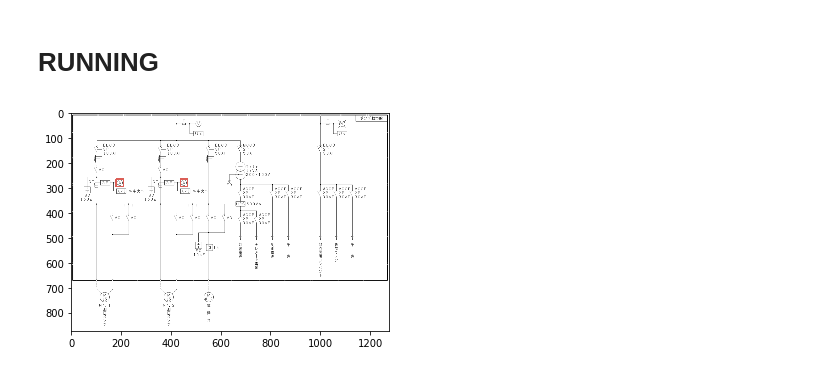
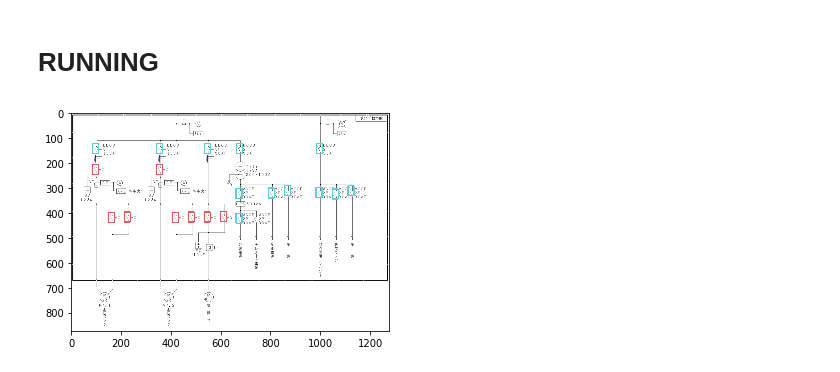
Before and after one commit to kamata1729/QATM_pytorch, a Jupyter notebook: qatm_pytorch.ipynb, the cells around one changed output. Saved outputs shown, nothing was run; the diff lists cells and outputs as text; code cells hidden in the pictures.

```diff
--- a/qatm_pytorch.ipynb
+++ b/qatm_pytorch.ipynb
@@ -254,12 +254,12 @@ def plot_result_multi(image_raw, boxes, indices, show=False, save_name=None, col
     if show:
         plt.imshow(d_img)
     if save_name:
-        cv2.imwrite(save_name, d_img)
+        cv2.imwrite(save_name, d_img[:,:,::-1])
     return d_img
 # %% [markdown]
 # RUNNING
 # %%
-def run_one_sample(template, image, thresh=0.7):
+def run_one_sample(template, image):
     val = model(template, image)
     if val.is_cuda:
         val = val.cpu()
@@ -282,10 +282,10 @@ def run_one_sample(template, image, thresh=0.7):
 # %%
 model = CreateModel(model=models.vgg19(pretrained=True).features, alpha=25, use_cuda=True)
 # %%
-scores = run_one_sample(template, image, thresh=0.7)
+scores = run_one_sample(template, image)
 # %%
-boxes, indices = nms_multi(np.array(scores), template.size()[-1], template.size()[-2])
+boxes, indices = nms_multi(np.array(scores), template.size()[-1], template.size()[-2], thresh=0.4)
 # %%
-_ = plot_result_multi(image_raw, boxes, indices, show=True)
+d_img = plot_result_multi(image_raw, boxes, indices, show=True, save_name='result_MC.png')
 # %% [output]
-[figure, old version]
+[figure, new version]
```
Also changed, not shown: parts of 4 cells of this notebook, 1 other file.
